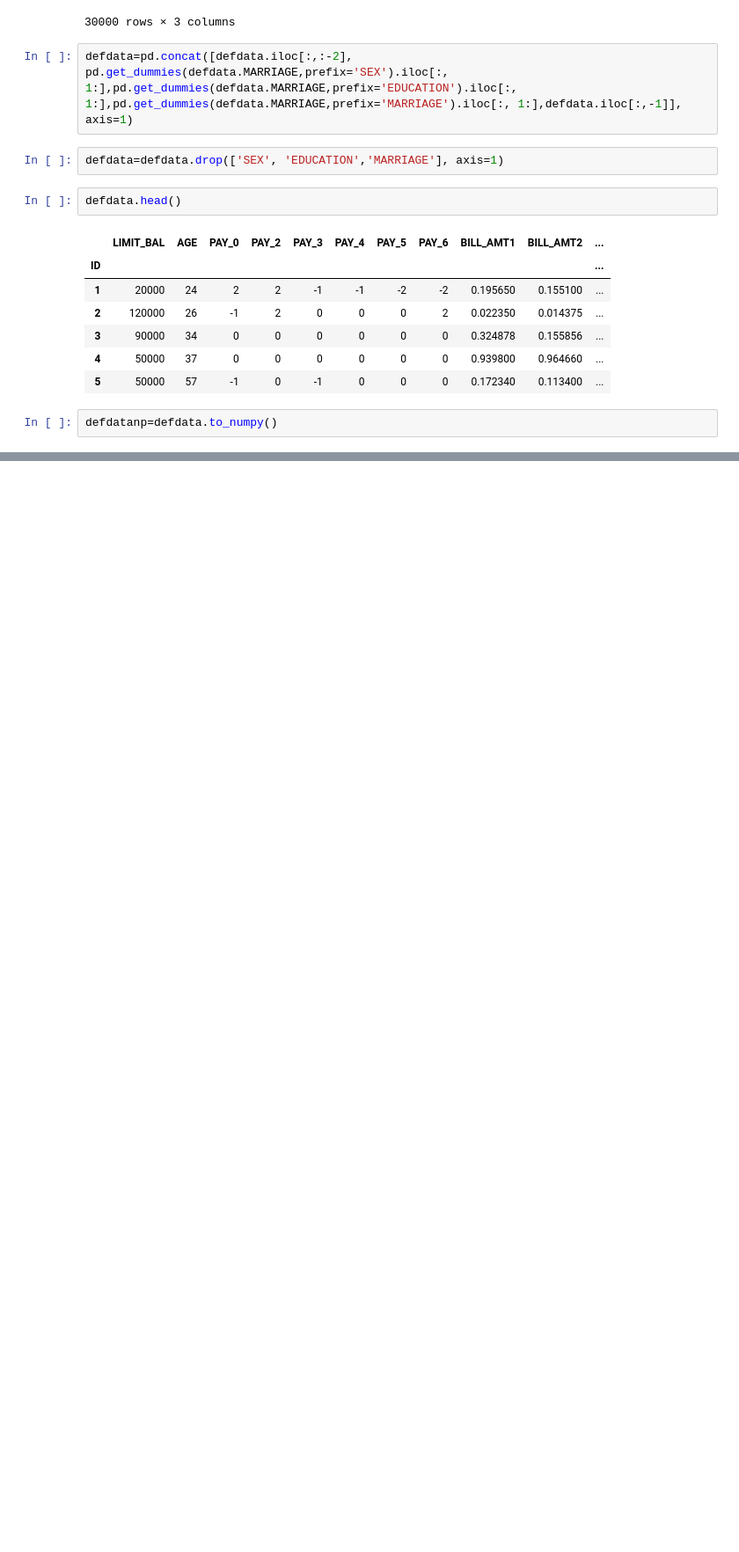
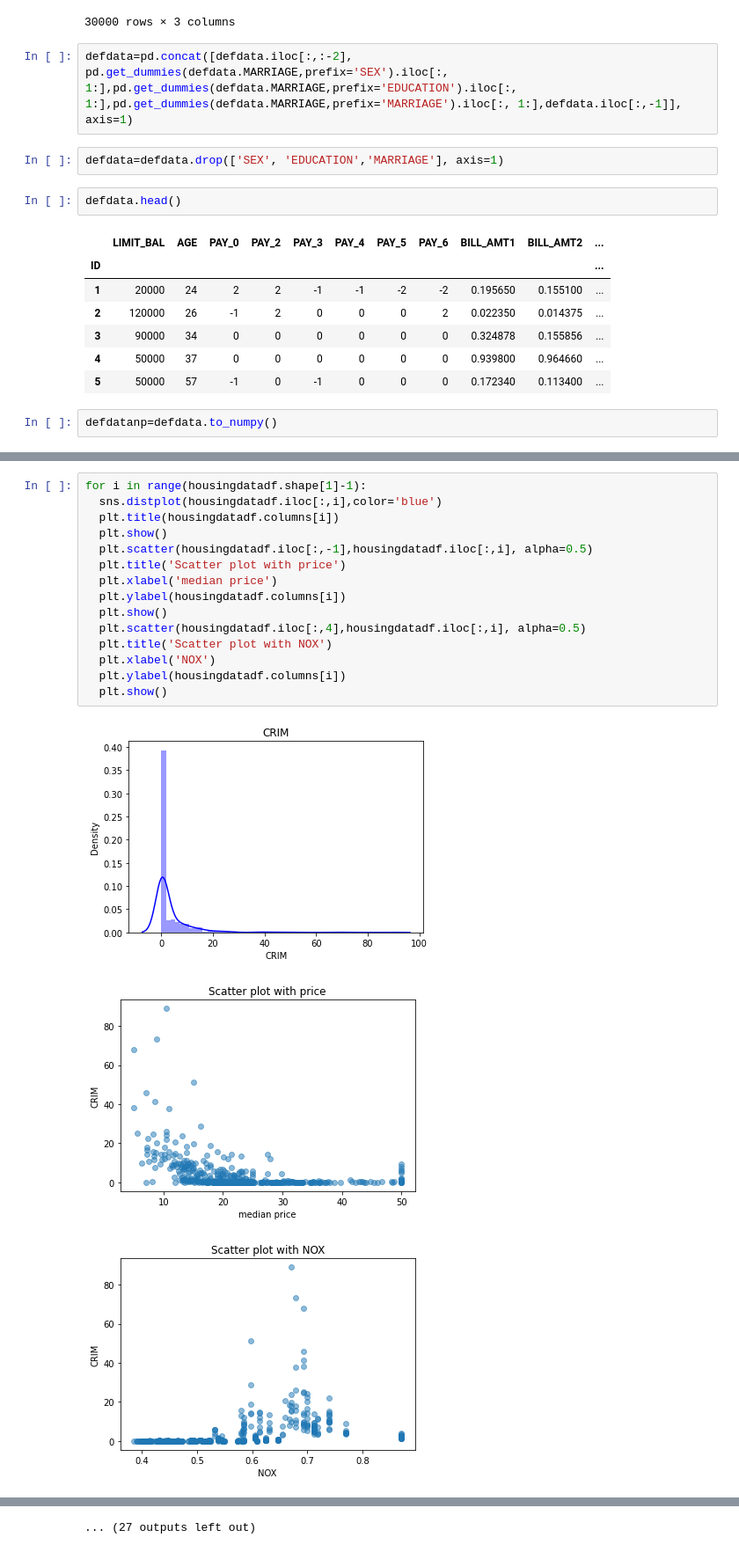
Before and after one commit to rodeoai/The-AI-Handbook-Series, a Jupyter notebook: AI_Model_Handbook_Chap_2.ipynb, the cells around one changed output, grey strips where cells are left out. Shown at 88% size. Drawn from its saved outputs; the diff is of its cells as text; blank space fills up the shorter version.

```diff
--- a/AI_Model_Handbook_Chap_2.ipynb
+++ b/AI_Model_Handbook_Chap_2.ipynb
@@ -222,0 +307,19 @@ defdatanp=defdata.to_numpy()
+# %%
+for i in range(housingdatadf.shape[1]-1):
+  sns.distplot(housingdatadf.iloc[:,i],color='blue')
+  plt.title(housingdatadf.columns[i])
+  plt.show()
+  plt.scatter(housingdatadf.iloc[:,-1],housingdatadf.iloc[:,i], alpha=0.5)
+  plt.title('Scatter plot with price')
+  plt.xlabel('median price')
+  plt.ylabel(housingdatadf.columns[i])
+  plt.show()
+  plt.scatter(housingdatadf.iloc[:,4],housingdatadf.iloc[:,i], alpha=0.5)
+  plt.title('Scatter plot with NOX')
+  plt.xlabel('NOX')
+  plt.ylabel(housingdatadf.columns[i])
+  plt.show()
+# %% [output]
+[figure, added]
+[figure, added]
+[figure, added]
@@ -222,0 +335 @@ defdatanp=defdata.to_numpy()
+... (27 outputs left out)
```
Also changed, not shown: parts of 11 cells of this notebook.
